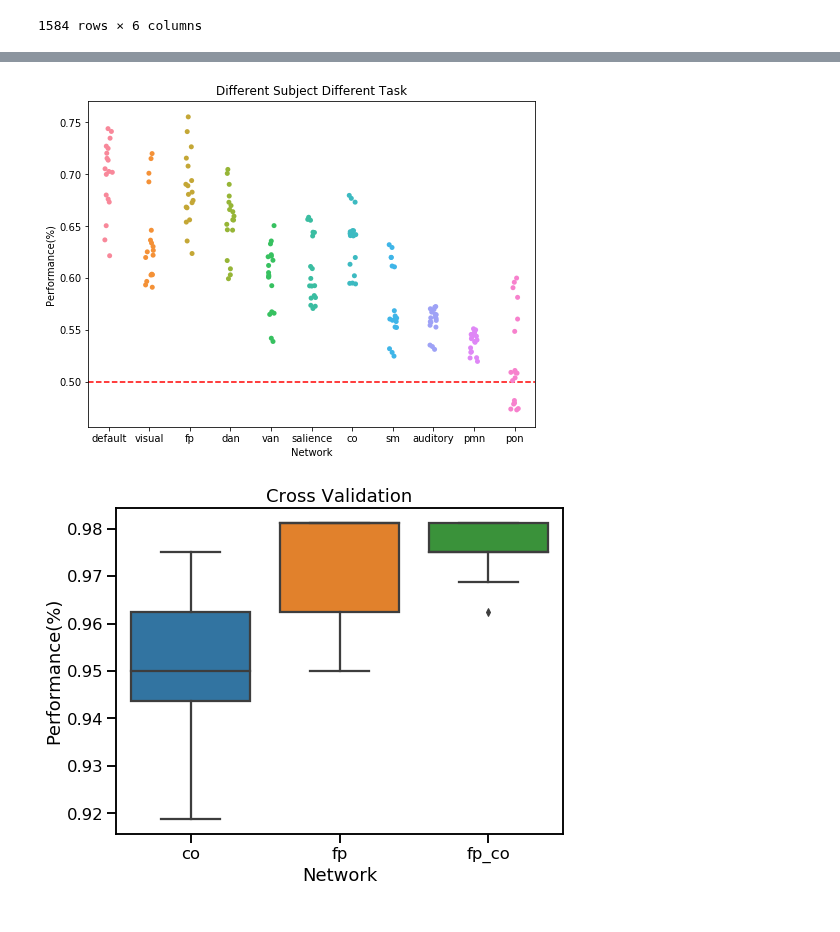
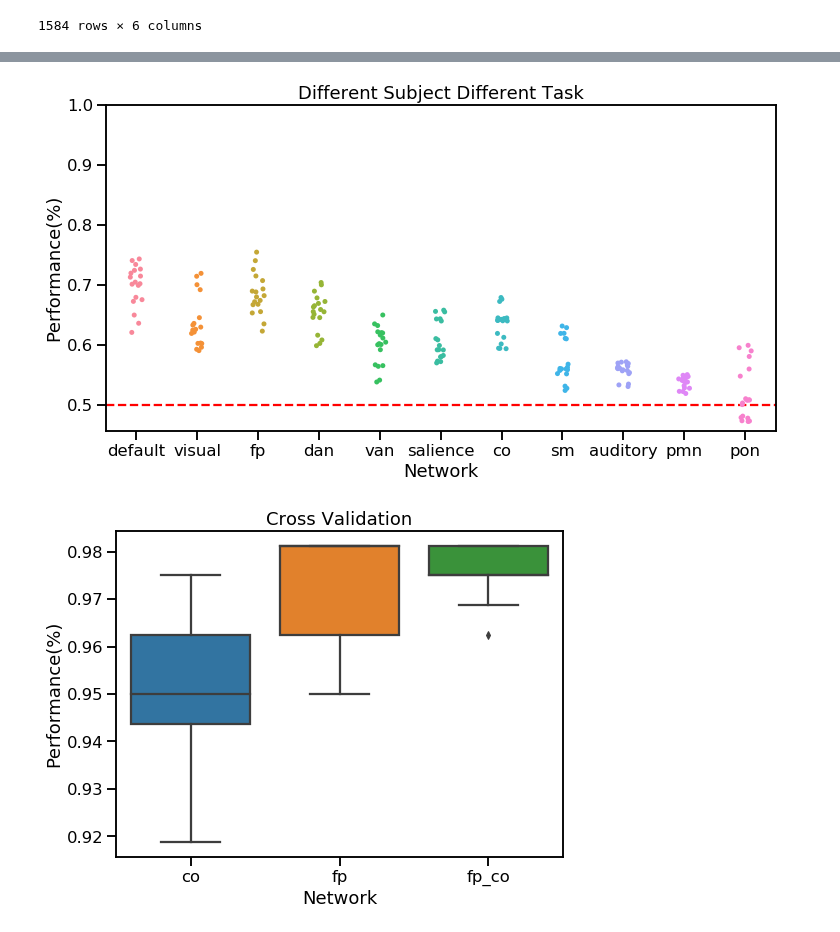
Before and after one commit to GrattonLab/MSC_Alexis, a Jupyter notebook: analysis/code/mL_rsfMRI/subNet_performance.ipynb, the cells around one changed output, grey strips where cells are left out. Cells and saved outputs as stored; diff of their text form; code cells hidden in the pictures.

```diff
--- a/analysis/code/mL_rsfMRI/subNet_performance.ipynb
+++ b/analysis/code/mL_rsfMRI/subNet_performance.ipynb
@@ -5,6 +5,7 @@ import seaborn as sns
 import matplotlib.pyplot as plt
 import sys
 import os
+sns.set_context("talk")
 #SS
 thisDir = os.path.expanduser('~/Desktop/MSC_Alexis/analysis/')
 outDir= thisDir + 'output/subNetwork/'
@@ -142,32 +148,33 @@ plt.savefig(outDir +'DS.png', bbox_inches='tight')
 # %%
 #BS
 BS=pd.DataFrame()
 for i in netList:
     SVC=pd.read_csv(outDir+i+'/results/SVC/acc/BS/stats.csv')
     SVC['Analysis']='SVC'
     SVC['Network']=i
     SVC['Features']=netRoi[i]
     log=pd.read_csv(outDir+i+'/results/logReg/acc/BS/stats.csv')
     log['Analysis']='log'
     log['Network']=i
     log['Features']=netRoi[i]
     ridge=pd.read_csv(outDir+i+'/results/Ridge/acc/BS/stats.csv')
     ridge['Analysis']='ridge'
     ridge['Network']=i
     ridge['Features']=netRoi[i]
     classifiers=[SVC, log, ridge]
     sub_df = pd.concat(classifiers)
     BS=pd.concat([BS,sub_df])
 BS.drop(['Unnamed: 0'], axis=1, inplace=True)
 
-plt.figure(figsize=(8,6))
+plt.figure(figsize=(12,6))
 ax = sns.stripplot(x="Network", y="Mean",data=BS)
 ax.set_title('Different Subject Different Task')
 ax.set_ylabel('Performance(%)')
+ax.set_ylim(top=1)
 ax.axhline(.50, ls='--', color='r')
 plt.savefig(outDir +'BS.png', bbox_inches='tight')
 # %% [output]
-[figure, old version]
+[figure, new version]
 # %%
 CV=pd.DataFrame()
 subList=['co', 'fp', 'fp_co']
```
Also changed, not shown: parts of 3 cells of this notebook, 17 other files.
